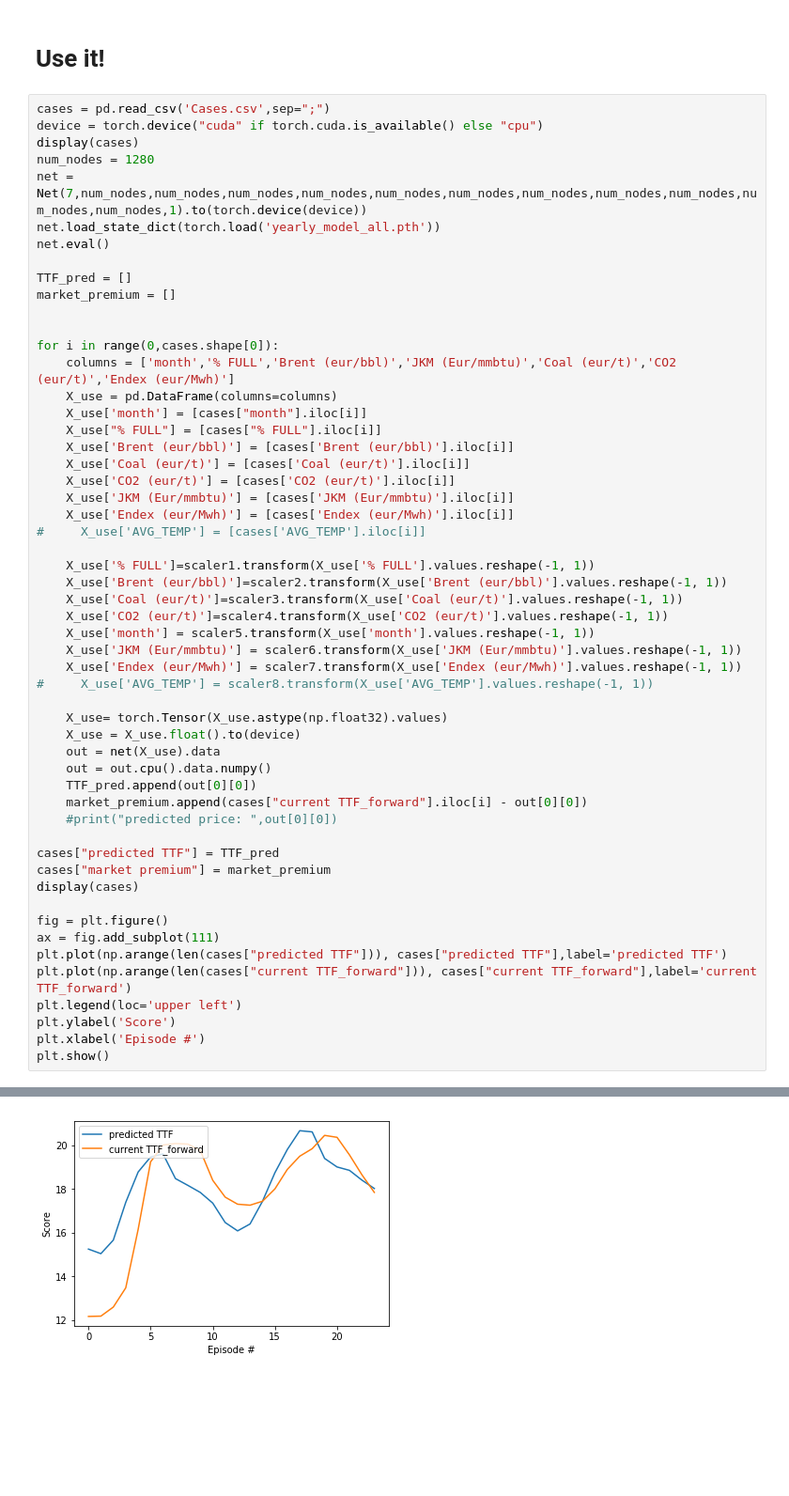
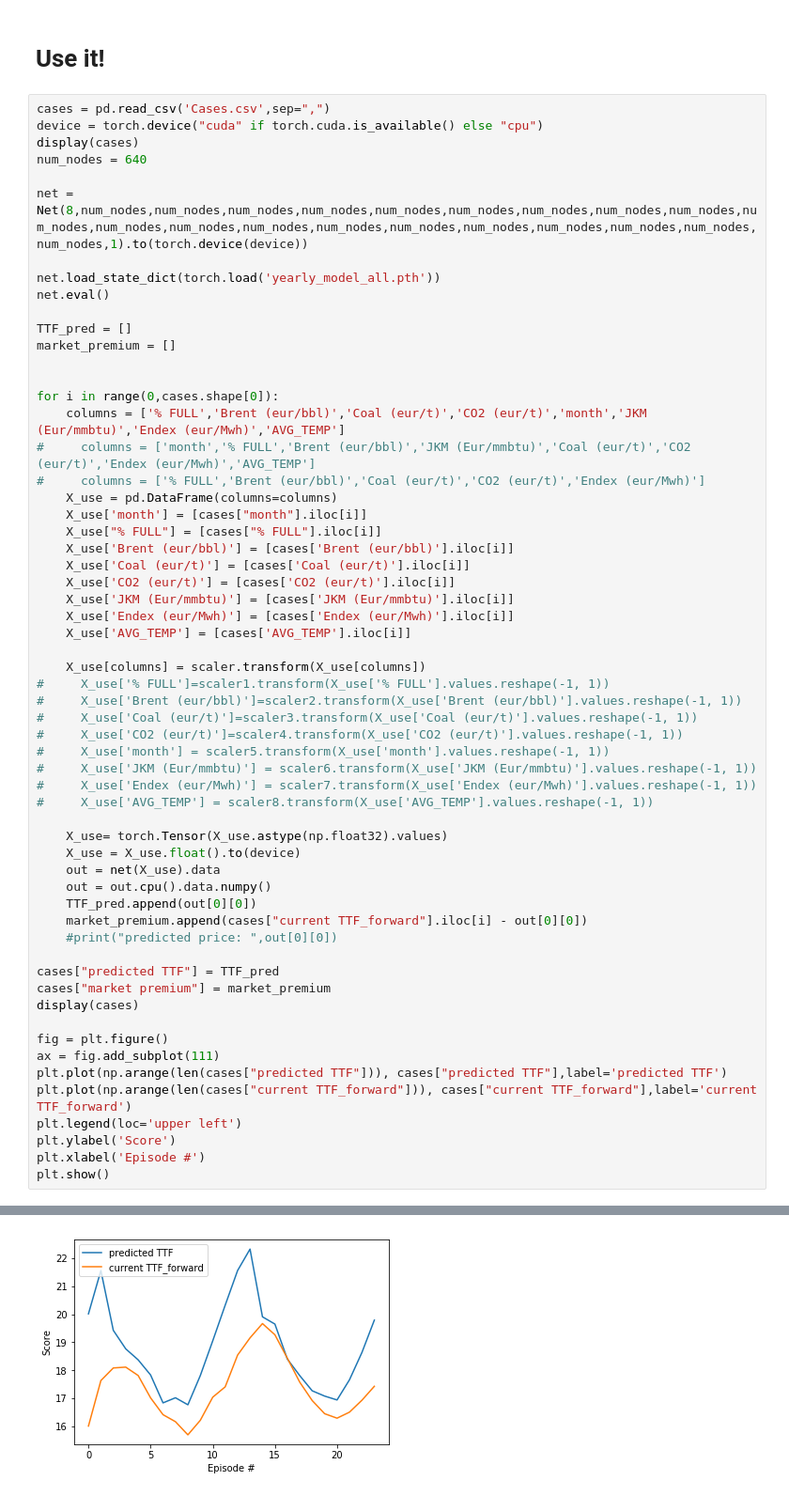
Before and after one commit to JeroenSweerts/TTF, a Jupyter notebook: yearly_model5(CSST_all).ipynb, the cells around one changed output, grey strips where cells are left out. Shown at 94% size. Saved outputs shown, nothing was run; the diff lists cells and outputs as text; blank space fills up the shorter version.

```diff
--- a/yearly_model5(CSST_all).ipynb
+++ b/yearly_model5(CSST_all).ipynb
@@ -304,11 +450,13 @@ print(time.time() - start_time)
 # %% [markdown]
 # Use it!
 # %%
-cases = pd.read_csv('Cases.csv',sep=";")
+cases = pd.read_csv('Cases.csv',sep=",")
 device = torch.device("cuda" if torch.cuda.is_available() else "cpu")
 display(cases)
-num_nodes = 1280
-net = Net(7,num_nodes,num_nodes,num_nodes,num_nodes,num_nodes,num_nodes,num_nodes,num_nodes,num_nodes,num_nodes,num_nodes,1).to(torch.device(device))
+num_nodes = 640
+
+net = Net(8,num_nodes,num_nodes,num_nodes,num_nodes,num_nodes,num_nodes,num_nodes,num_nodes,num_nodes,num_nodes,num_nodes,num_nodes,num_nodes,num_nodes,num_nodes,num_nodes,num_nodes,num_nodes,num_nodes,num_nodes,1).to(torch.device(device))
+
 net.load_state_dict(torch.load('yearly_model_all.pth'))
 net.eval()
 
@@ -317,7 +465,9 @@ market_premium = []
 
 
 for i in range(0,cases.shape[0]):
-    columns = ['month','% FULL','Brent (eur/bbl)','JKM (Eur/mmbtu)','Coal (eur/t)','CO2 (eur/t)','Endex (eur/Mwh)']
+    columns = ['% FULL','Brent (eur/bbl)','Coal (eur/t)','CO2 (eur/t)','month','JKM (Eur/mmbtu)','Endex (eur/Mwh)','AVG_TEMP']
+#     columns = ['month','% FULL','Brent (eur/bbl)','JKM (Eur/mmbtu)','Coal (eur/t)','CO2 (eur/t)','Endex (eur/Mwh)','AVG_TEMP']
+#     columns = ['% FULL','Brent (eur/bbl)','Coal (eur/t)','CO2 (eur/t)','Endex (eur/Mwh)']
     X_use = pd.DataFrame(columns=columns)
     X_use['month'] = [cases["month"].iloc[i]]
     X_use["% FULL"] = [cases["% FULL"].iloc[i]]
@@ -326,15 +476,16 @@ for i in range(0,cases.shape[0]):
     X_use['CO2 (eur/t)'] = [cases['CO2 (eur/t)'].iloc[i]]
     X_use['JKM (Eur/mmbtu)'] = [cases['JKM (Eur/mmbtu)'].iloc[i]]
     X_use['Endex (eur/Mwh)'] = [cases['Endex (eur/Mwh)'].iloc[i]]
-#     X_use['AVG_TEMP'] = [cases['AVG_TEMP'].iloc[i]]
+    X_use['AVG_TEMP'] = [cases['AVG_TEMP'].iloc[i]]
 
-    X_use['% FULL']=scaler1.transform(X_use['% FULL'].values.reshape(-1, 1))
-    X_use['Brent (eur/bbl)']=scaler2.transform(X_use['Brent (eur/bbl)'].values.reshape(-1, 1))
-    X_use['Coal (eur/t)']=scaler3.transform(X_use['Coal (eur/t)'].values.reshape(-1, 1))
-    X_use['CO2 (eur/t)']=scaler4.transform(X_use['CO2 (eur/t)'].values.reshape(-1, 1))
-    X_use['month'] = scaler5.transform(X_use['month'].values.reshape(-1, 1))
-    X_use['JKM (Eur/mmbtu)'] = scaler6.transform(X_use['JKM (Eur/mmbtu)'].values.reshape(-1, 1))
-    X_use['Endex (eur/Mwh)'] = scaler7.transform(X_use['Endex (eur/Mwh)'].values.reshape(-1, 1))
+    X_use[columns] = scaler.transform(X_use[columns])
+#     X_use['% FULL']=scaler1.transform(X_use['% FULL'].values.reshape(-1, 1))
+#     X_use['Brent (eur/bbl)']=scaler2.transform(X_use['Brent (eur/bbl)'].values.reshape(-1, 1))
+#     X_use['Coal (eur/t)']=scaler3.transform(X_use['Coal (eur/t)'].values.reshape(-1, 1))
+#     X_use['CO2 (eur/t)']=scaler4.transform(X_use['CO2 (eur/t)'].values.reshape(-1, 1))
+#     X_use['month'] = scaler5.transform(X_use['month'].values.reshape(-1, 1))
+#     X_use['JKM (Eur/mmbtu)'] = scaler6.transform(X_use['JKM (Eur/mmbtu)'].values.reshape(-1, 1))
+#     X_use['Endex (eur/Mwh)'] = scaler7.transform(X_use['Endex (eur/Mwh)'].values.reshape(-1, 1))
 #     X_use['AVG_TEMP'] = scaler8.transform(X_use['AVG_TEMP'].values.reshape(-1, 1))
 
     X_use= torch.Tensor(X_use.astype(np.float32).values)
@@ -395 +546 @@ plt.show()
-[figure, old version]
+[figure, new version]
```
Also changed, not shown: parts of 5 cells of this notebook.
